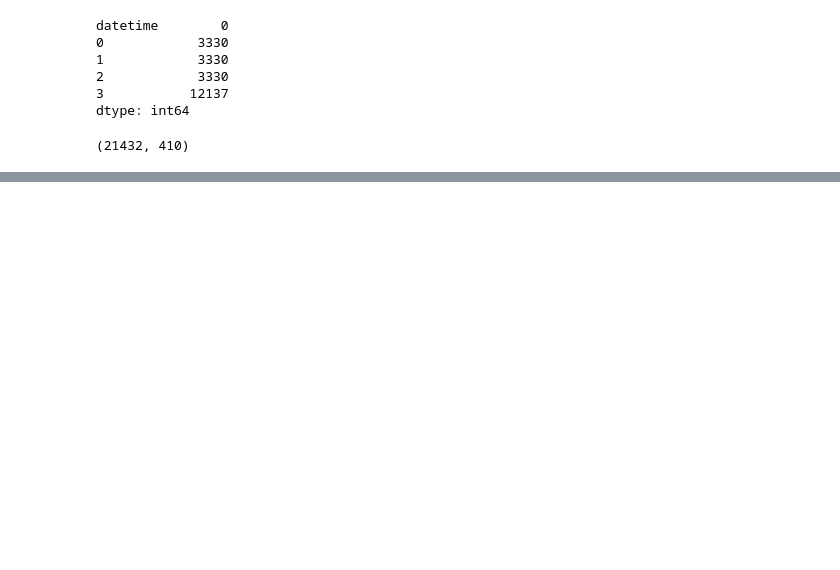
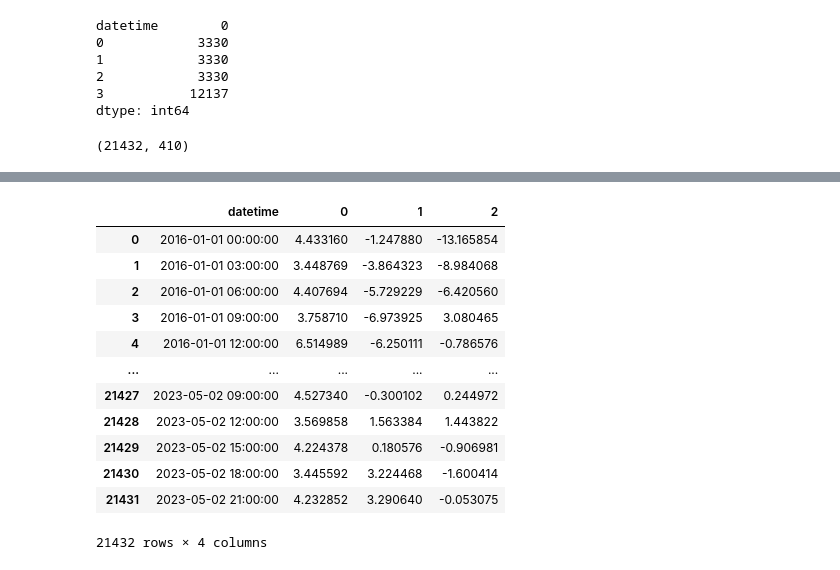
Before and after one commit to sahirnoorali/nasa-dscovr-challenge, a Jupyter notebook: playground.ipynb, the cells around one changed output, grey strips where cells are left out. Saved outputs shown, nothing was run; the diff lists cells and outputs as text; code cells hidden in the pictures; blank space fills up the shorter version.

```diff
--- a/playground.ipynb
+++ b/playground.ipynb
@@ -145,0 +165,16 @@ agg_data.shape
+# %%
+agg_data.loc[:,:2]#.isna().sum()
+# %% [output]
+|  | datetime | 0 | 1 | 2 |
+| 0 | 2016-01-01 00:00:00 | 4.433160 | -1.247880 | -13.165854 |
+| 1 | 2016-01-01 03:00:00 | 3.448769 | -3.864323 | -8.984068 |
+| 2 | 2016-01-01 06:00:00 | 4.407694 | -5.729229 | -6.420560 |
+| 3 | 2016-01-01 09:00:00 | 3.758710 | -6.973925 | 3.080465 |
+| 4 | 2016-01-01 12:00:00 | 6.514989 | -6.250111 | -0.786576 |
+| ... | ... | ... | ... | ... |
+| 21427 | 2023-05-02 09:00:00 | 4.527340 | -0.300102 | 0.244972 |
+| 21428 | 2023-05-02 12:00:00 | 3.569858 | 1.563384 | 1.443822 |
+| 21429 | 2023-05-02 15:00:00 | 4.224378 | 0.180576 | -0.906981 |
+| 21430 | 2023-05-02 18:00:00 | 3.445592 | 3.224468 | -1.600414 |
+| 21431 | 2023-05-02 21:00:00 | 4.232852 | 3.290640 | -0.053075 |
+21432 rows × 4 columns
```
Also changed, not shown: parts of 15 cells of this notebook, 1 other file.
